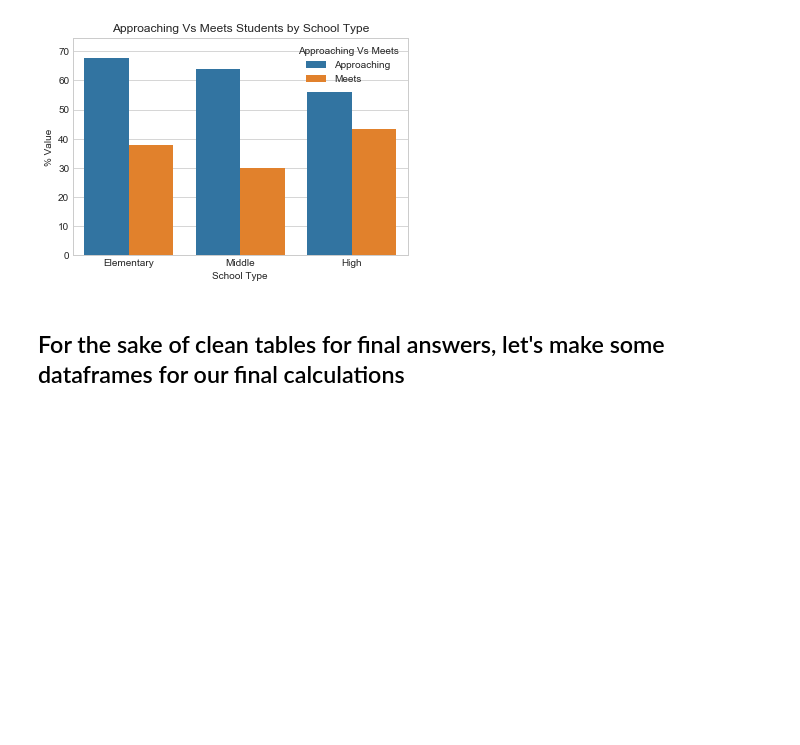
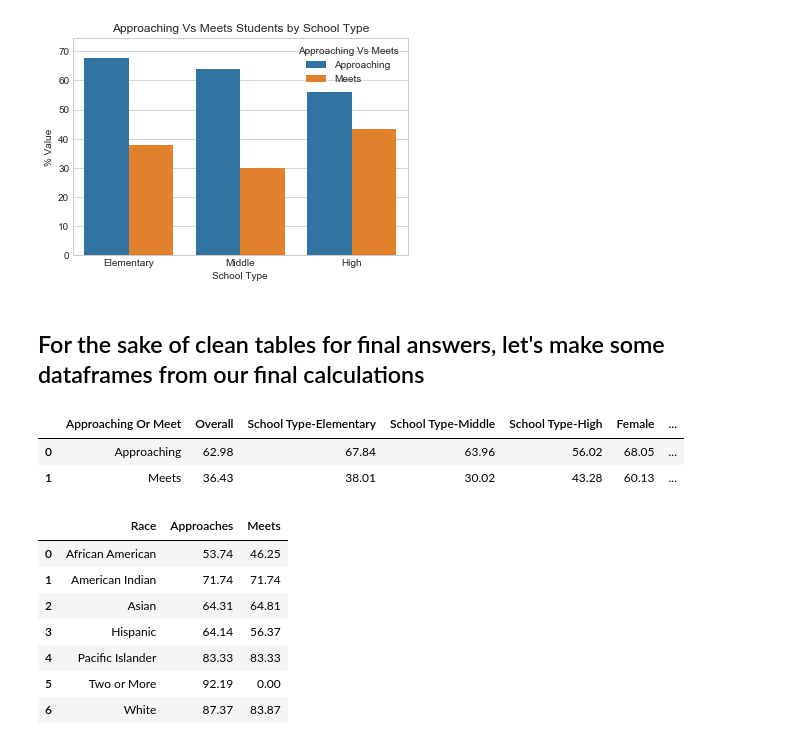
Before and after one commit to dsannad/Test-Project, a Jupyter notebook: Teaching Trust Work.ipynb, the cells around one changed output. Cells and saved outputs as stored; diff of their text form; code cells hidden in the pictures; blank space fills up the shorter version.

```diff
--- a/Teaching Trust Work.ipynb
+++ b/Teaching Trust Work.ipynb
@@ -412,4 +414,29 @@ plt.show()
 # %% [output]
 [figure]
 # %% [markdown]
-## For the sake of clean tables for final answers, let's make some dataframes for our final calculations
+## For the sake of clean tables for final answers, let's make some dataframes from our final calculations
+# %%
+labels = ['Approaching Or Meet','Overall','School Type-Elementary','School Type-Middle','School Type-High','Female','Male']
+data = [('Approaching',overall_percent,ele_pct,mid_pct,high_pct,fem_pct,mal_pct),('Meets',overall_meet,meet_ele_pct,meet_mid_pct,meet_high_pct,fem_pct2,mal_pct2)]
+new_df = pd.DataFrame.from_records(data,columns=labels)
+new_df
+# %% [output]
+|  | Approaching Or Meet | Overall | School Type-Elementary | School Type-Middle | School Type-High | Female | ... |
+| 0 | Approaching | 62.98 | 67.84 | 63.96 | 56.02 | 68.05 | ... |
+| 1 | Meets | 36.43 | 38.01 | 30.02 | 43.28 | 60.13 | ... |
+# %%
+d = []
+for x in range(len(races)):
+    d.append((races[x].replace('- ',''),make_me_percentage(nums[x],denoms[x]),make_me_percentage(nums2[x],denoms2[x])))
+d= pd.DataFrame(d)
+d.columns = ['Race','Approaches','Meets']
+d
+# %% [output]
+|  | Race | Approaches | Meets |
+| 0 | African American | 53.74 | 46.25 |
+| 1 | American Indian | 71.74 | 71.74 |
+| 2 | Asian | 64.31 | 64.81 |
+| 3 | Hispanic | 64.14 | 56.37 |
+| 4 | Pacific Islander | 83.33 | 83.33 |
+| 5 | Two or More | 92.19 | 0.00 |
+| 6 | White | 87.37 | 83.87 |
```
Also changed, not shown: parts of 4 cells of this notebook.
